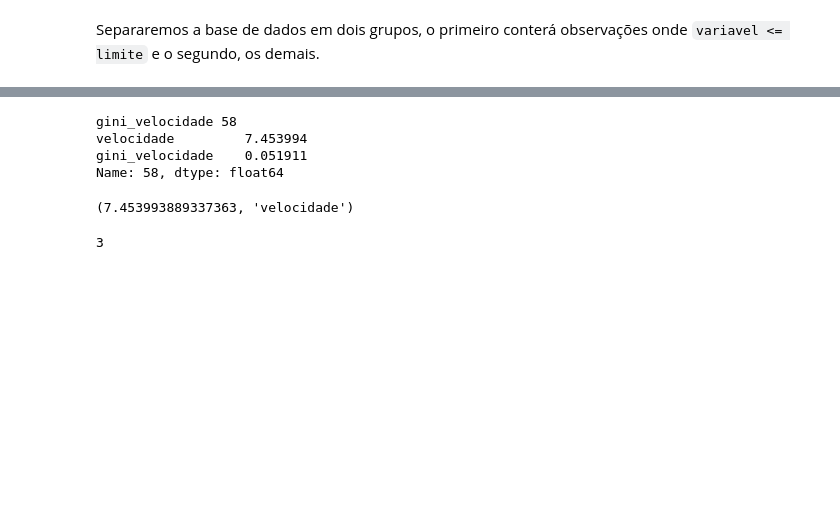
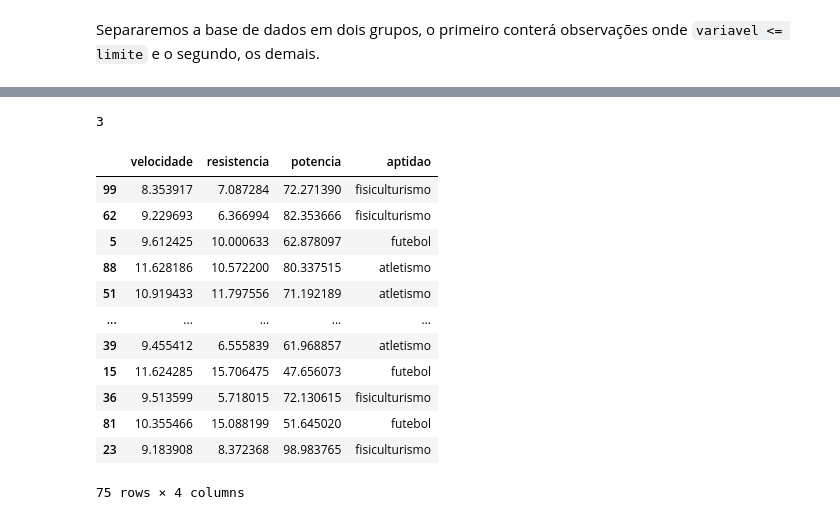
Before and after one commit to samicoluiz/laai_algos_classificacao, a Jupyter notebook: algos_classificacao.ipynb, the cells around one changed output, grey strips where cells are left out. Drawn from its saved outputs; the diff is of its cells as text; code cells hidden in the pictures; blank space fills up the shorter version.

```diff
--- a/algos_classificacao.ipynb
+++ b/algos_classificacao.ipynb
@@ -446,15 +448,6 @@ def split(var_corte, valor_corte, df):
     split1_esquerda = df.where(df[var_corte] <= valor_corte).dropna()
     split1_direita = df.where(df[var_corte] > valor_corte).dropna()
     return split1_esquerda, split1_direita
-# %%
-ponto_corte = calcula_pontos_corte(y_train, "aptidao")
-ponto_corte
-# %% [output]
-gini_velocidade 58
-velocidade         7.453994
-gini_velocidade    0.051911
-Name: 58, dtype: float64
-(7.453993889337363, 'velocidade')
 # %%
 y_train.aptidao.nunique()
 # %% [output]
@@ -465,0 +485,16 @@ def arvore_decisao(df, y):
+# %%
+y_train
+# %% [output]
+|  | velocidade | resistencia | potencia | aptidao |
+| 99 | 8.353917 | 7.087284 | 72.271390 | fisiculturismo |
+| 62 | 9.229693 | 6.366994 | 82.353666 | fisiculturismo |
+| 5 | 9.612425 | 10.000633 | 62.878097 | futebol |
+| 88 | 11.628186 | 10.572200 | 80.337515 | atletismo |
+| 51 | 10.919433 | 11.797556 | 71.192189 | atletismo |
+| ... | ... | ... | ... | ... |
+| 39 | 9.455412 | 6.555839 | 61.968857 | atletismo |
+| 15 | 11.624285 | 15.706475 | 47.656073 | futebol |
+| 36 | 9.513599 | 5.718015 | 72.130615 | fisiculturismo |
+| 81 | 10.355466 | 15.088199 | 51.645020 | futebol |
+| 23 | 9.183908 | 8.372368 | 98.983765 | fisiculturismo |
+75 rows × 4 columns
```
Also changed, not shown: parts of 23 cells of this notebook.
